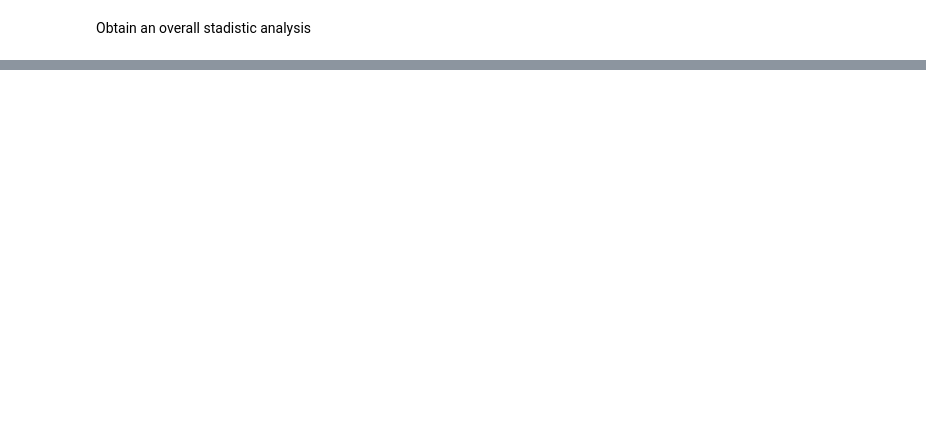
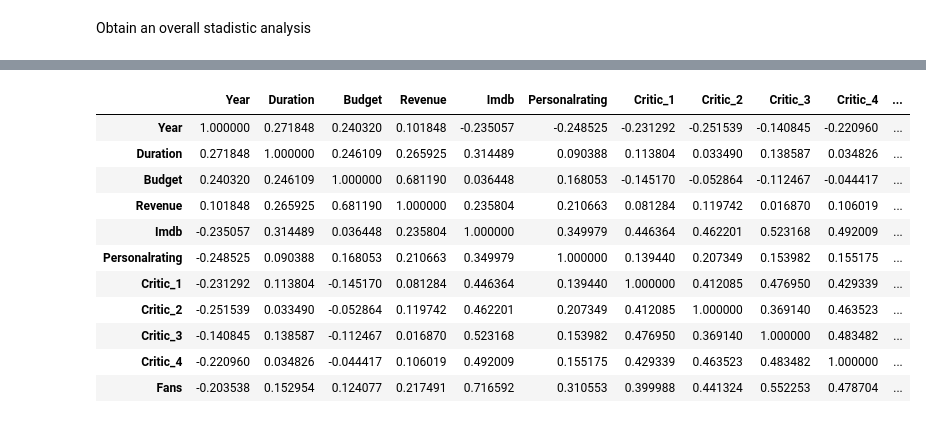
Before and after one commit to Alaninja1209/Did-you-like-the-movie-, a Jupyter notebook: MLRegression_Analysis.ipynb, the cells around one changed output, grey strips where cells are left out. Saved outputs shown, nothing was run; the diff lists cells and outputs as text; code cells hidden in the pictures; blank space fills up the shorter version.

```diff
--- a/MLRegression_Analysis.ipynb
+++ b/MLRegression_Analysis.ipynb
@@ -50,0 +56,19 @@ movies.describe()
+# %%
+# Calculating our correlation matrix
+corr_matrix = movies.select_dtypes(include = ['float64', 'int']).corr(method = 'pearson')
+
+# Show correlation matrix
+corr_matrix
+# %% [output]
+|  | Year | Duration | Budget | Revenue | Imdb | Personalrating | Critic_1 | Critic_2 | Critic_3 | Critic_4 | ... |
+| Year | 1.000000 | 0.271848 | 0.240320 | 0.101848 | -0.235057 | -0.248525 | -0.231292 | -0.251539 | -0.140845 | -0.220960 | ... |
+| Duration | 0.271848 | 1.000000 | 0.246109 | 0.265925 | 0.314489 | 0.090388 | 0.113804 | 0.033490 | 0.138587 | 0.034826 | ... |
+| Budget | 0.240320 | 0.246109 | 1.000000 | 0.681190 | 0.036448 | 0.168053 | -0.145170 | -0.052864 | -0.112467 | -0.044417 | ... |
+| Revenue | 0.101848 | 0.265925 | 0.681190 | 1.000000 | 0.235804 | 0.210663 | 0.081284 | 0.119742 | 0.016870 | 0.106019 | ... |
+| Imdb | -0.235057 | 0.314489 | 0.036448 | 0.235804 | 1.000000 | 0.349979 | 0.446364 | 0.462201 | 0.523168 | 0.492009 | ... |
+| Personalrating | -0.248525 | 0.090388 | 0.168053 | 0.210663 | 0.349979 | 1.000000 | 0.139440 | 0.207349 | 0.153982 | 0.155175 | ... |
+| Critic_1 | -0.231292 | 0.113804 | -0.145170 | 0.081284 | 0.446364 | 0.139440 | 1.000000 | 0.412085 | 0.476950 | 0.429339 | ... |
+| Critic_2 | -0.251539 | 0.033490 | -0.052864 | 0.119742 | 0.462201 | 0.207349 | 0.412085 | 1.000000 | 0.369140 | 0.463523 | ... |
+| Critic_3 | -0.140845 | 0.138587 | -0.112467 | 0.016870 | 0.523168 | 0.153982 | 0.476950 | 0.369140 | 1.000000 | 0.483482 | ... |
+| Critic_4 | -0.220960 | 0.034826 | -0.044417 | 0.106019 | 0.492009 | 0.155175 | 0.429339 | 0.463523 | 0.483482 | 1.000000 | ... |
+| Fans | -0.203538 | 0.152954 | 0.124077 | 0.217491 | 0.716592 | 0.310553 | 0.399988 | 0.441324 | 0.552253 | 0.478704 | ... |
```
Also changed, not shown: parts of 13 cells of this notebook.
